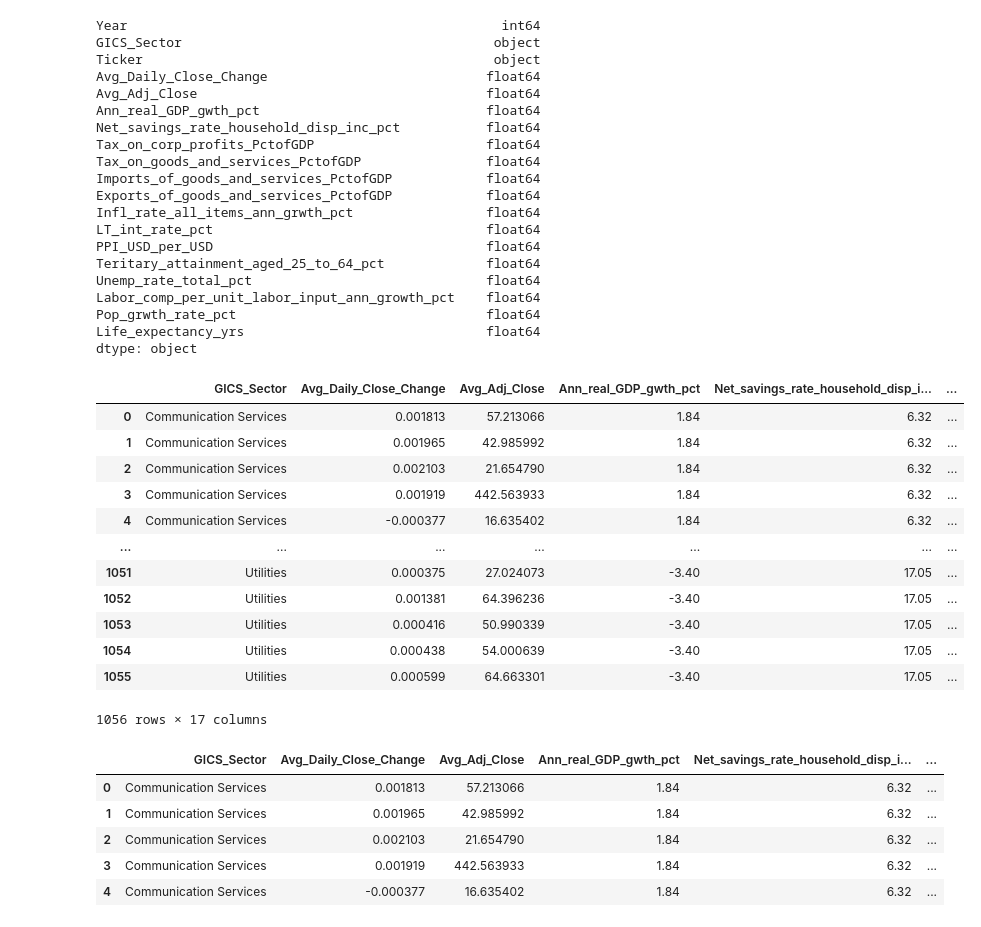
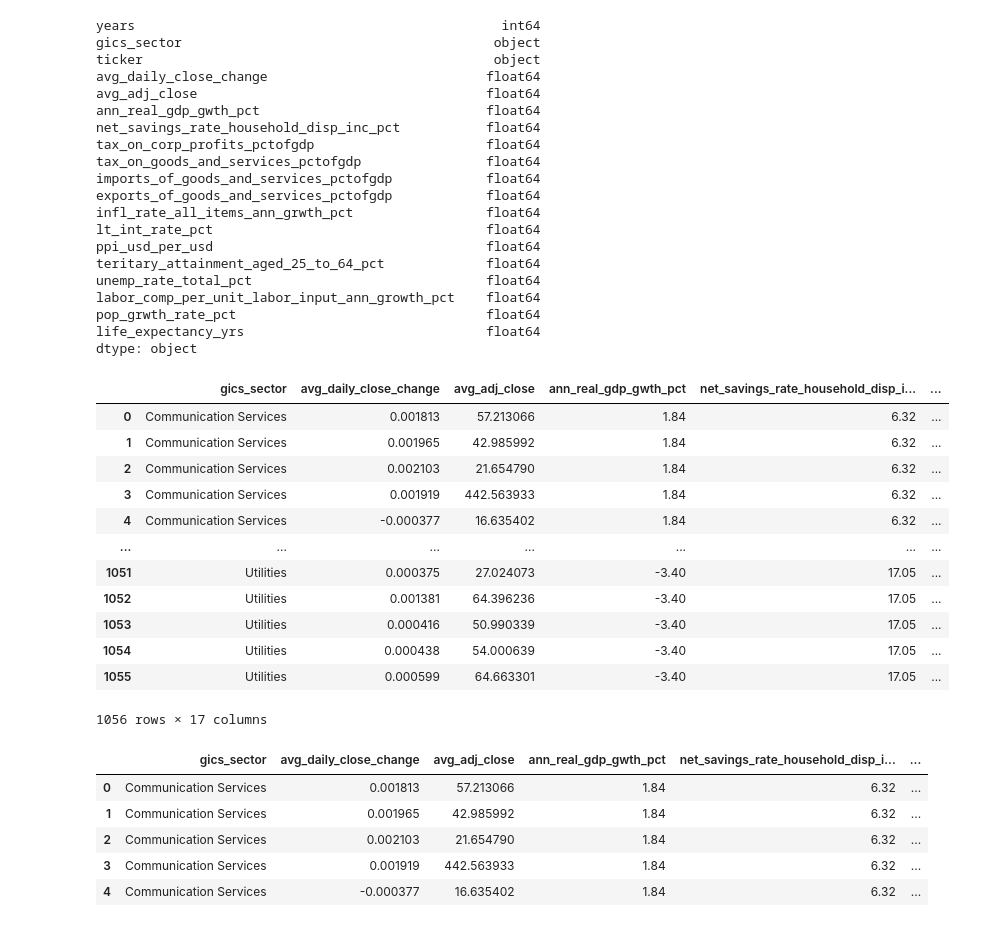
Before and after one commit to AlexGeiger1/Final_Project, a Jupyter notebook: Machine Learning Model Basic Neural Network.ipynb, the cells around one changed output. Cells and saved outputs as stored; diff of their text form; code cells hidden in the pictures.

```diff
--- a/Machine Learning Model Basic Neural Network.ipynb
+++ b/Machine Learning Model Basic Neural Network.ipynb
@@ -33,0 +11,7 @@ df
+# %%
+# Connecting pandas to the SQL database
+engine = create_engine(f'{config.dialect}://{config.user}:{config.password}@{config.host}:{config.port}/{config.database}')
+# %%
+#Reading the postgres Database
+df = pd.read_sql("SELECT * FROM final_table", engine)
+df
@@ -34,31 +32,31 @@ df
 # %%
 df.dtypes
 # %% [output]
-Year                                                int64
-GICS_Sector                                        object
-Ticker                                             object
-Avg_Daily_Close_Change                            float64
-Avg_Adj_Close                                     float64
-Ann_real_GDP_gwth_pct                             float64
-Net_savings_rate_household_disp_inc_pct           float64
-Tax_on_corp_profits_PctofGDP                      float64
-Tax_on_goods_and_services_PctofGDP                float64
-Imports_of_goods_and_services_PctofGDP            float64
-Exports_of_goods_and_services_PctofGDP            float64
-Infl_rate_all_items_ann_grwth_pct                 float64
-LT_int_rate_pct                                   float64
-PPI_USD_per_USD                                   float64
-Teritary_attainment_aged_25_to_64_pct             float64
-Unemp_rate_total_pct                              float64
-Labor_comp_per_unit_labor_input_ann_growth_pct    float64
-Pop_grwth_rate_pct                                float64
-Life_expectancy_yrs                               float64
+years                                               int64
+gics_sector                                        object
+ticker                                             object
+avg_daily_close_change                            float64
+avg_adj_close                                     float64
+ann_real_gdp_gwth_pct                             float64
+net_savings_rate_household_disp_inc_pct           float64
+tax_on_corp_profits_pctofgdp                      float64
+tax_on_goods_and_services_pctofgdp                float64
+imports_of_goods_and_services_pctofgdp            float64
+exports_of_goods_and_services_pctofgdp            float64
+infl_rate_all_items_ann_grwth_pct                 float64
+lt_int_rate_pct                                   float64
+ppi_usd_per_usd                                   float64
+teritary_attainment_aged_25_to_64_pct             float64
+unemp_rate_total_pct                              float64
+labor_comp_per_unit_labor_input_ann_growth_pct    float64
+pop_grwth_rate_pct                                float64
+life_expectancy_yrs                               float64
 dtype: object
 # %%
-clean_df = df.drop(columns=["Year", "Ticker"])
+clean_df = df.drop(columns=["years", "ticker"])
 clean_df
 # %% [output]
-|  | GICS_Sector | Avg_Daily_Close_Change | Avg_Adj_Close | Ann_real_GDP_gwth_pct | Net_savings_rate_household_disp_i... | ... |
+|  | gics_sector | avg_daily_close_change | avg_adj_close | ann_real_gdp_gwth_pct | net_savings_rate_household_disp_i... | ... |
 | 0 | Communication Services | 0.001813 | 57.213066 | 1.84 | 6.32 | ... |
 | 1 | Communication Services | 0.001965 | 42.985992 | 1.84 | 6.32 | ... |
 | 2 | Communication Services | 0.002103 | 21.654790 | 1.84 | 6.32 | ... |
@@ -72,10 +70,10 @@ clean_df
 | 1055 | Utilities | 0.000599 | 64.663301 | -3.40 | 17.05 | ... |
 1056 rows × 17 columns
 # %%
-clean_df['is_stable'] = np.where(clean_df['Avg_Daily_Close_Change'] < abs(0.002), 1, 0)
+clean_df['is_stable'] = np.where(clean_df['avg_daily_close_change'] < abs(0.002), 1, 0)
 clean_df.head()
 # %% [output]
-|  | GICS_Sector | Avg_Daily_Close_Change | Avg_Adj_Close | Ann_real_GDP_gwth_pct | Net_savings_rate_household_disp_i... | ... |
+|  | gics_sector | avg_daily_close_change | avg_adj_close | ann_real_gdp_gwth_pct | net_savings_rate_household_disp_i... | ... |
 | 0 | Communication Services | 0.001813 | 57.213066 | 1.84 | 6.32 | ... |
 | 1 | Communication Services | 0.001965 | 42.985992 | 1.84 | 6.32 | ... |
 | 2 | Communication Services | 0.002103 | 21.654790 | 1.84 | 6.32 | ... |
```
Also changed, not shown: parts of 7 cells of this notebook, 1 other file.
